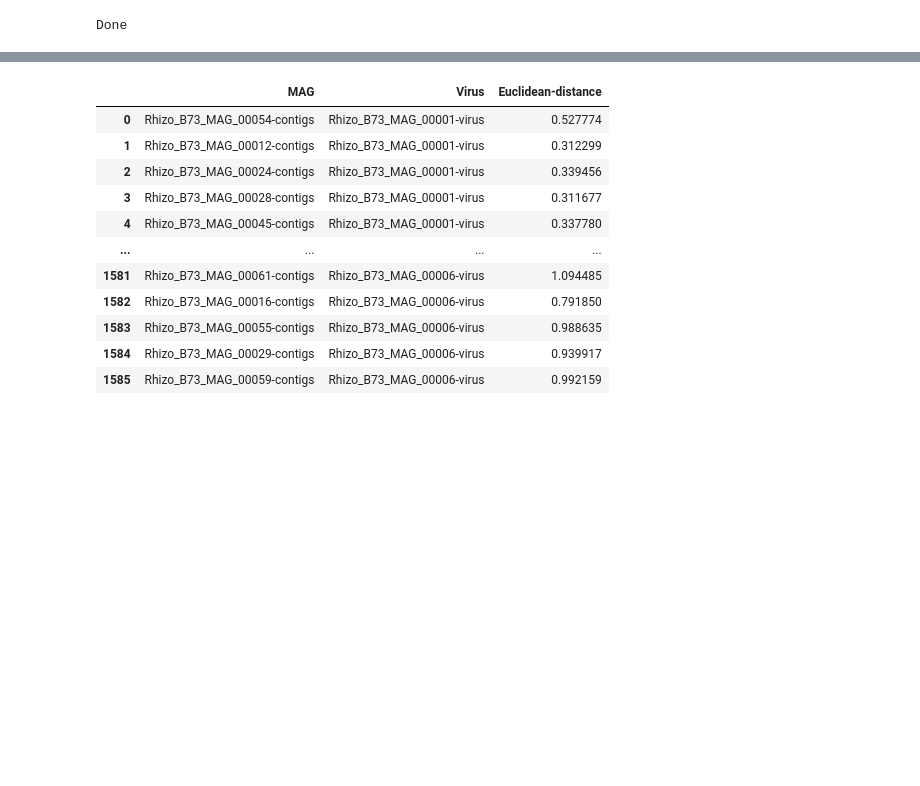
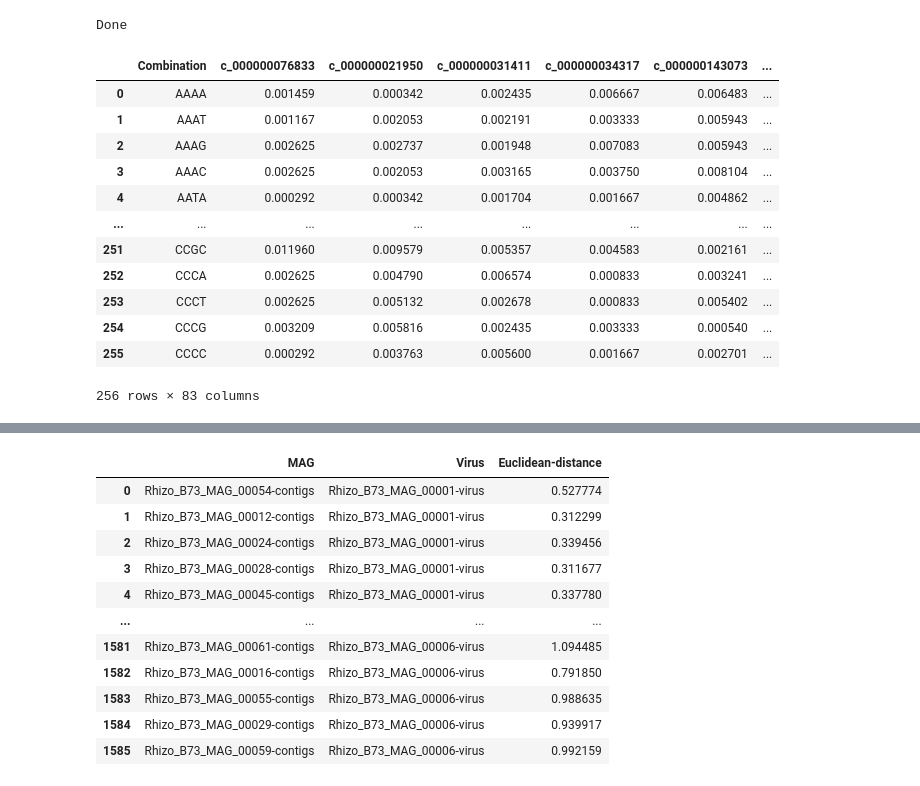
Before and after one commit to pyadav06/VirusHost, a Jupyter notebook: Tetranucleotide.ipynb, the cells around one changed output, grey strips where cells are left out. Saved outputs shown, nothing was run; the diff lists cells and outputs as text; code cells hidden in the pictures; blank space fills up the shorter version.

```diff
--- a/Tetranucleotide.ipynb
+++ b/Tetranucleotide.ipynb
@@ -29,6 +23,63 @@ with ZipFile(file_name, 'r') as zip:
   print('Done')
 # %% [output]
 Done
+# %%
+import os
+from Bio import SeqIO
+import pandas as pd
+
+filepath='/content/Viral-contigs.fasta'
+window_size = 4
+
+a=['A','T','G','C']
+lst=[]
+s=""
+for i in range(0,4):
+  s=""
+  s=s+a[i]
+  for j in range(0,4):
+      t=s+a[j]
+      for k in range(0,4):
+          u=t+a[k]
+          for l in range(0,4):
+              v=u+a[l]
+              lst.append(v)
+
+df = pd.DataFrame (lst, columns = ['Combination'])
+
+for seq_record in SeqIO.parse(filepath, "fasta"):
+#   print(seq_record.id)
+    x=seq_record.seq
+    dict1={}
+    c=0
+    for i in range(len(x) - window_size + 1):
+        a=str(x[i: i + window_size])
+        c=c+1
+        if a in dict1:
+            dict1[a]+=1
+        else:
+            dict1[a]=1
+
+    #   print(len(seq_record))
+    for k,v in dict1.items():
+      dict1[k]=v/c
+    df[seq_record.id]=df['Combination'].apply(lambda x:  dict1[x] if x in dict1 else 0)
+virus=df
+virus
+# %% [output]
+|  | Combination | c_000000076833 | c_000000021950 | c_000000031411 | c_000000034317 | c_000000143073 | ... |
+| 0 | AAAA | 0.001459 | 0.000342 | 0.002435 | 0.006667 | 0.006483 | ... |
+| 1 | AAAT | 0.001167 | 0.002053 | 0.002191 | 0.003333 | 0.005943 | ... |
+| 2 | AAAG | 0.002625 | 0.002737 | 0.001948 | 0.007083 | 0.005943 | ... |
+| 3 | AAAC | 0.002625 | 0.002053 | 0.003165 | 0.003750 | 0.008104 | ... |
+| 4 | AATA | 0.000292 | 0.000342 | 0.001704 | 0.001667 | 0.004862 | ... |
+| ... | ... | ... | ... | ... | ... | ... | ... |
+| 251 | CCGC | 0.011960 | 0.009579 | 0.005357 | 0.004583 | 0.002161 | ... |
+| 252 | CCCA | 0.002625 | 0.004790 | 0.006574 | 0.000833 | 0.003241 | ... |
+| 253 | CCCT | 0.002625 | 0.005132 | 0.002678 | 0.000833 | 0.005402 | ... |
+| 254 | CCCG | 0.003209 | 0.005816 | 0.002435 | 0.003333 | 0.000540 | ... |
+| 255 | CCCC | 0.000292 | 0.003763 | 0.005600 | 0.001667 | 0.002701 | ... |
+256 rows × 83 columns
 # %%
 import os
 from Bio import SeqIO
```
Also changed, not shown: parts of 8 cells of this notebook.
